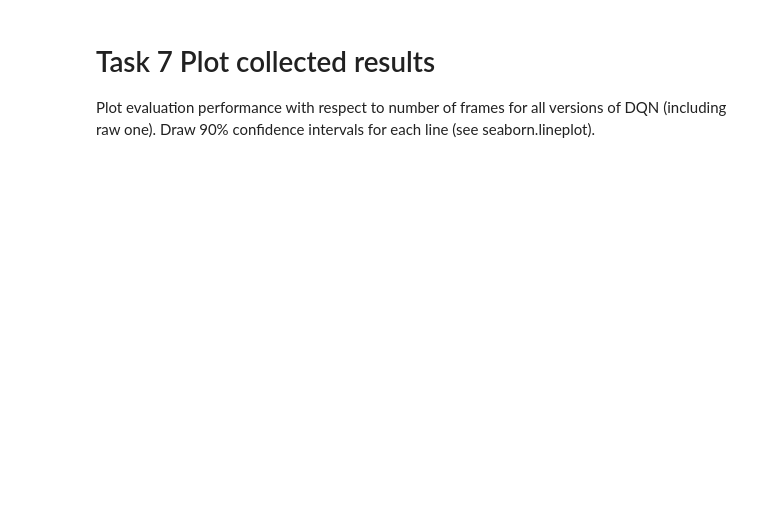
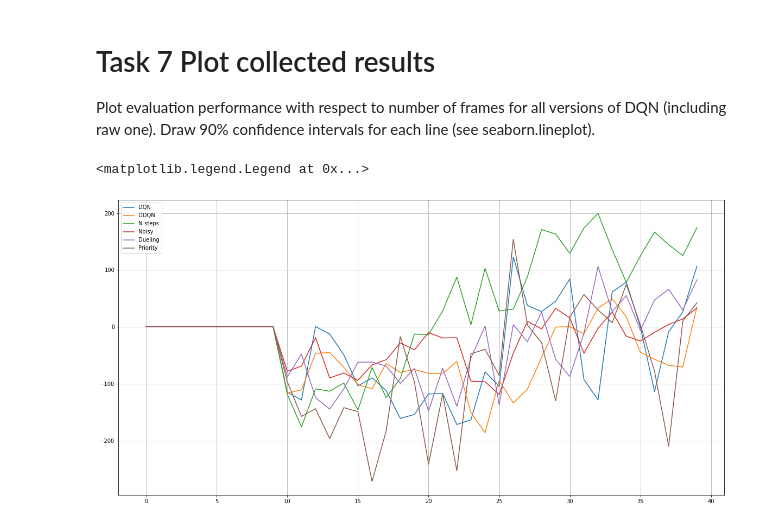
Before and after one commit to Wesenheit/DNN-Projects, a Jupyter notebook: P4_DQN/hw4_rainbow_student.ipynb, the cells around one changed output. Drawn from its saved outputs; the diff is of its cells as text; code cells hidden in the pictures; blank space fills up the shorter version.

```diff
--- a/P4_DQN/hw4_rainbow_student.ipynb
+++ b/P4_DQN/hw4_rainbow_student.ipynb
@@ -311,10 +311,11 @@ class DDQN(DQN):
     def update(self):
         states, actions, rewards, next_states, terminals = self.buffer.sample()
         with torch.no_grad():
-            q_ns_arg = torch.argmax(self.q_target(next_states), dim=1).unsqueeze(1)
+            q_ns_arg = torch.argmax(self.q_net(next_states), dim=1).unsqueeze(1)
+            q_targets_next=self.q_target(next_states)
+            q_targets = rewards + (1-terminals) * self.args.discount * q_targets_next.gather(1,q_ns_arg)
         self.optimizer.zero_grad()
         q_values = self.q_net(states)
-        q_targets = rewards + (1-terminals) * self.args.discount * q_values.gather(1,q_ns_arg)
         loss = nn.functional.smooth_l1_loss(q_values.gather(1,actions), q_targets)
         loss.backward()
         self.optimizer.step()
@@ -561,9 +562,8 @@ class DuelingQNetwork(nn.Module):
     def forward(self, x):
         temp=self.layers(x)
         value=self.value_head(temp)
-        advantage=self.value_head(temp)
-        return value+advantage-torch.mean(advantage,dim=1)
-
+        advantage=self.advantage_head(temp)
+        return value.expand(-1,4)+advantage-torch.mean(advantage,dim=1).unsqueeze(1).expand(-1,4)
 class DuelingDQN(DQN):
     def __init__(self, args):
         super(DuelingDQN, self).__init__(args)
@@ -646,14 +646,12 @@ class PrioritizedBuffer(ExperienceBuffer):
             tree_capacity *= 2
         self.beta = beta
         self.alpha = alpha
-        self.sum_tree = SumSegmentTree(tree_capacity)
         self.min_tree = MinSegmentTree(tree_capacity)
 
     def add(self, state, action, reward, next_state, terminal):
         value=-self.min_tree.min()
         if value==-np.inf:
-            value=1e-5
-        self.sum_tree[self.idx]=value
+            value=0
         self.min_tree[self.idx]=-value
         self.states[self.idx, :] = state
         self.actions[self.idx, :] = action
@@ -666,20 +664,24 @@ class PrioritizedBuffer(ExperienceBuffer):
             self.idx = 0
     def sample(self):
         maxi=self.args.capacity if self.full else self.idx
-        probs=np.array(list(map(lambda i:self.sum_tree[i],range(maxi))))
-        idx = np.random.choice(range(maxi),size=self.args.batch_size,p=probs/(self.sum_tree.sum(0,maxi)))
+        probs=np.array(list(map(lambda i:np.power(-self.min_tree[i],self.alpha)+1e-1,range(maxi))))
+        #probs=np.ones(maxi)
+        normal=np.sum(probs)
+        idx = np.random.choice(range(maxi),size=self.args.batch_size,p=probs/normal,replace=False)
         states = torch.from_numpy(self.states[idx]).to(self.args.device)
         actions = torch.from_numpy(self.actions[idx]).to(self.args.device)
         rewards = torch.from_numpy(self.rewards[idx]).to(self.args.device)
         next_states = torch.from_numpy(self.next_states[idx]).to(self.args.device)
         terminals = torch.from_numpy(self.terminals[idx]).long().to(self.args.device)
-        weights=torch.from_numpy((self.sum_tree.sum()/(len(self.states)*probs))**self.beta).to(self.args.device)
+        probs=probs/normal
+        weights=np.power(maxi*probs,-self.beta)
+        #weights=weights/np.max(weights)
+        weights=torch.from_numpy(weights[idx]).to(self.args.device)
         return states, actions, rewards, next_states, terminals, idx, weights
 
     def update_priorities(self, idx, priorities):
         for id,p in zip(idx,priorities):
-            self.sum_tree[id]=p**self.alpha+1e-5
-            self.min_tree[id]=-(p**self.alpha+1e-5)
+            self.min_tree[id]=-p
 
     def get_idx(self):
         probs=np.array(list(map(lambda i:self.sum_tree[i],range(self.idx))))
@@ -687,7 +689,9 @@ class PrioritizedBuffer(ExperienceBuffer):
         return idxs
 
     def calculate_weight(self, idx):
-        weight=(self.sum_tree.sum()/(len(self.actions)*self.sum_tree[idx]))**self.beta
+        maxi=self.args.capacity if self.full else self.idx
+        prob=self.sum_tree(idx)
+        weight=(self.sum_tree.sum(0,max)/(prob*maxi))**self.beta
         return weight
 # %% [markdown]
 ### Task 5.2 Train PrioritizedDQN
@@ -835,3 +885,18 @@ results_dqn6.mean(1)[-10:].mean()
 # %% [markdown]
 # Task 7 Plot collected results
 Plot evaluation performance with respect to number of frames for all versions of DQN (including raw one). Draw 90% confidence intervals for each line (see seaborn.lineplot).
+# %%
+from matplotlib import pyplot as plt
+fig=plt.figure(figsize=(20,10))
+ax=plt.gca()
+ax.grid()
+ax.plot(np.mean(results_dqn,axis=1),label="DQN")
+ax.plot(np.mean(results_dqn1,axis=1),label="DDQN")
+ax.plot(np.mean(results_dqn2,axis=1),label="N-steps")
+ax.plot(np.mean(results_dqn3,axis=1),label="Noisy")
+ax.plot(np.mean(results_dqn4,axis=1),label="Dueling")
+ax.plot(np.mean(results_dqn5,axis=1),label="Priority")
+ax.legend()
+# %% [output]
+<matplotlib.legend.Legend at 0x...>
+[figure, added]
```
Also changed, not shown: parts of 10 cells of this notebook, 6 other files.
